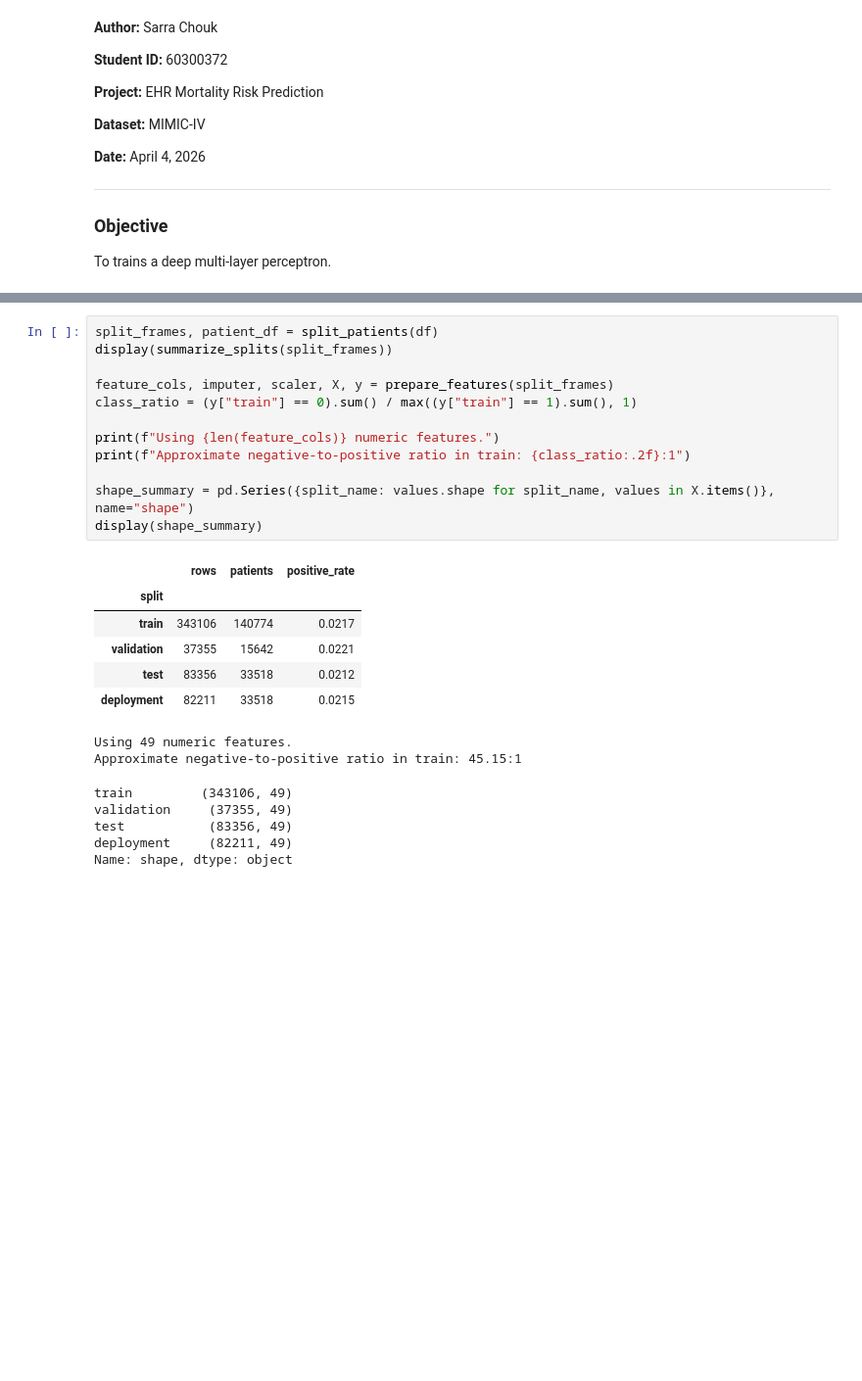
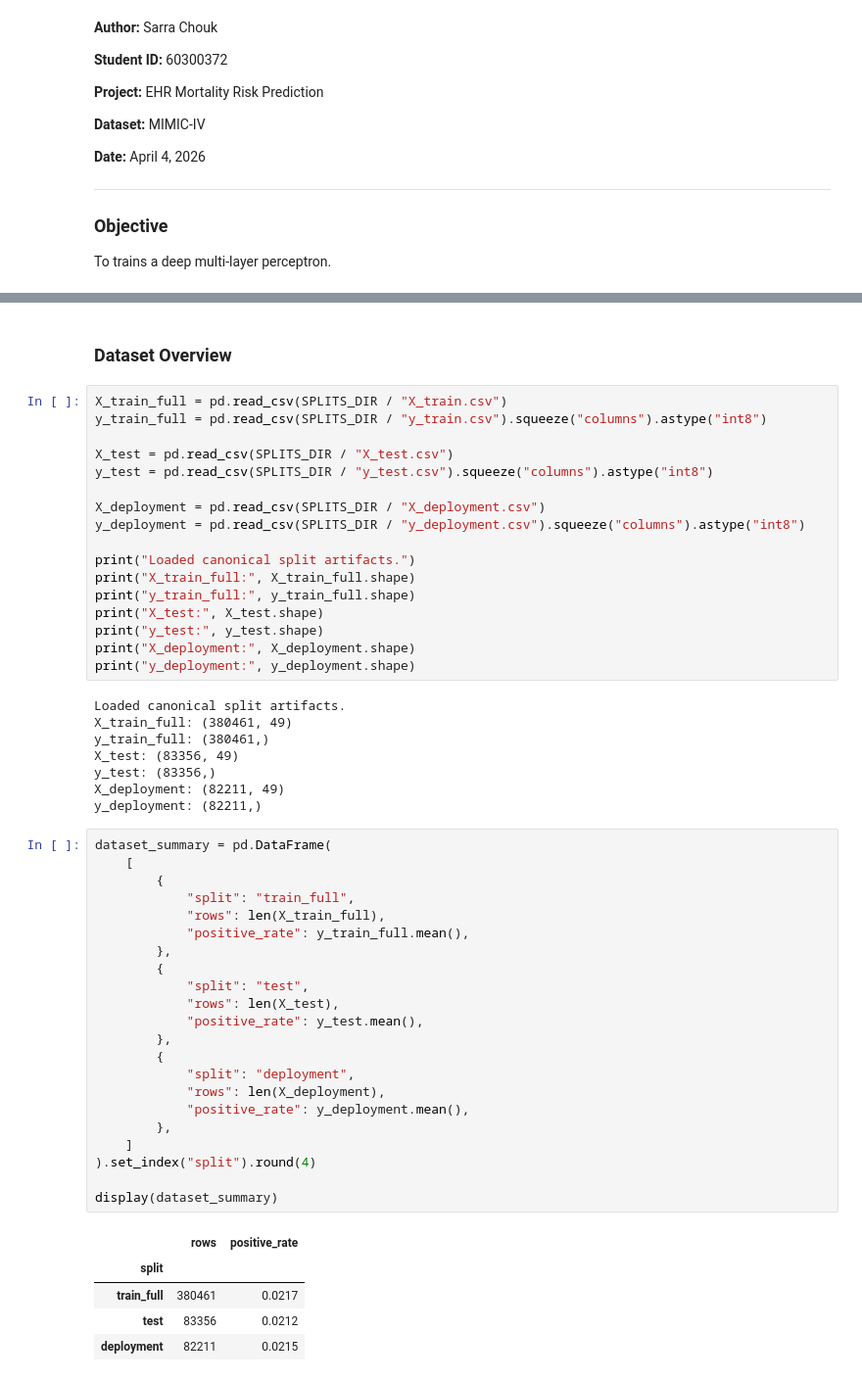
Before and after one commit to Sarra-Chouk/ehr-mortality-prediction, a Jupyter notebook: notebooks/mlp.ipynb, the cells around one changed output, grey strips where cells are left out. Shown at 98% size. Saved outputs shown, nothing was run; the diff lists cells and outputs as text; blank space fills up the shorter version.

```diff
--- a/notebooks/mlp.ipynb
+++ b/notebooks/mlp.ipynb
@@ -381,26 +116,55 @@ def plot_confusion(y_true: np.ndarray, y_proba: np.ndarray, threshold: float, sp
+# %% [markdown]
+### **Dataset Overview**
 # %%
-split_frames, patient_df = split_patients(df)
-display(summarize_splits(split_frames))
+X_train_full = pd.read_csv(SPLITS_DIR / "X_train.csv")
+y_train_full = pd.read_csv(SPLITS_DIR / "y_train.csv").squeeze("columns").astype("int8")
 
-feature_cols, imputer, scaler, X, y = prepare_features(split_frames)
-class_ratio = (y["train"] == 0).sum() / max((y["train"] == 1).sum(), 1)
+X_test = pd.read_csv(SPLITS_DIR / "X_test.csv")
+y_test = pd.read_csv(SPLITS_DIR / "y_test.csv").squeeze("columns").astype("int8")
 
-print(f"Using {len(feature_cols)} numeric features.")
-print(f"Approximate negative-to-positive ratio in train: {class_ratio:.2f}:1")
+X_deployment = pd.read_csv(SPLITS_DIR / "X_deployment.csv")
+y_deployment = pd.read_csv(SPLITS_DIR / "y_deployment.csv").squeeze("columns").astype("int8")
 
-shape_summary = pd.Series({split_name: values.shape for split_name, values in X.items()}, name="shape")
-display(shape_summary)
+print("Loaded canonical split artifacts.")
+print("X_train_full:", X_train_full.shape)
+print("y_train_full:", y_train_full.shape)
+print("X_test:", X_test.shape)
+print("y_test:", y_test.shape)
+print("X_deployment:", X_deployment.shape)
+print("y_deployment:", y_deployment.shape)
 # %% [output]
-|  | rows | patients | positive_rate |
-| split |  |  |  |
-| train | 343106 | 140774 | 0.0217 |
-| validation | 37355 | 15642 | 0.0221 |
-| test | 83356 | 33518 | 0.0212 |
-| deployment | 82211 | 33518 | 0.0215 |
-Using 49 numeric features.
-Approximate negative-to-positive ratio in train: 45.15:1
+Loaded canonical split artifacts.
+X_train_full: (380461, 49)
+y_train_full: (380461,)
+X_test: (83356, 49)
+y_test: (83356,)
+X_deployment: (82211, 49)
+y_deployment: (82211,)
-train         (343106, 49)
-validation     (37355, 49)
-test           (83356, 49)
-deployment     (82211, 49)
-Name: shape, dtype: object
+# %%
+dataset_summary = pd.DataFrame(
+    [
+        {
+            "split": "train_full",
+            "rows": len(X_train_full),
+            "positive_rate": y_train_full.mean(),
+        },
+        {
+            "split": "test",
+            "rows": len(X_test),
+            "positive_rate": y_test.mean(),
+        },
+        {
+            "split": "deployment",
+            "rows": len(X_deployment),
+            "positive_rate": y_deployment.mean(),
+        },
+    ]
+).set_index("split").round(4)
+
+display(dataset_summary)
+# %% [output]
+|  | rows | positive_rate |
+| split |  |  |
+| train_full | 380461 | 0.0217 |
+| test | 83356 | 0.0212 |
+| deployment | 82211 | 0.0215 |
```
Also changed, not shown: parts of 27 cells of this notebook, 23 other files.
